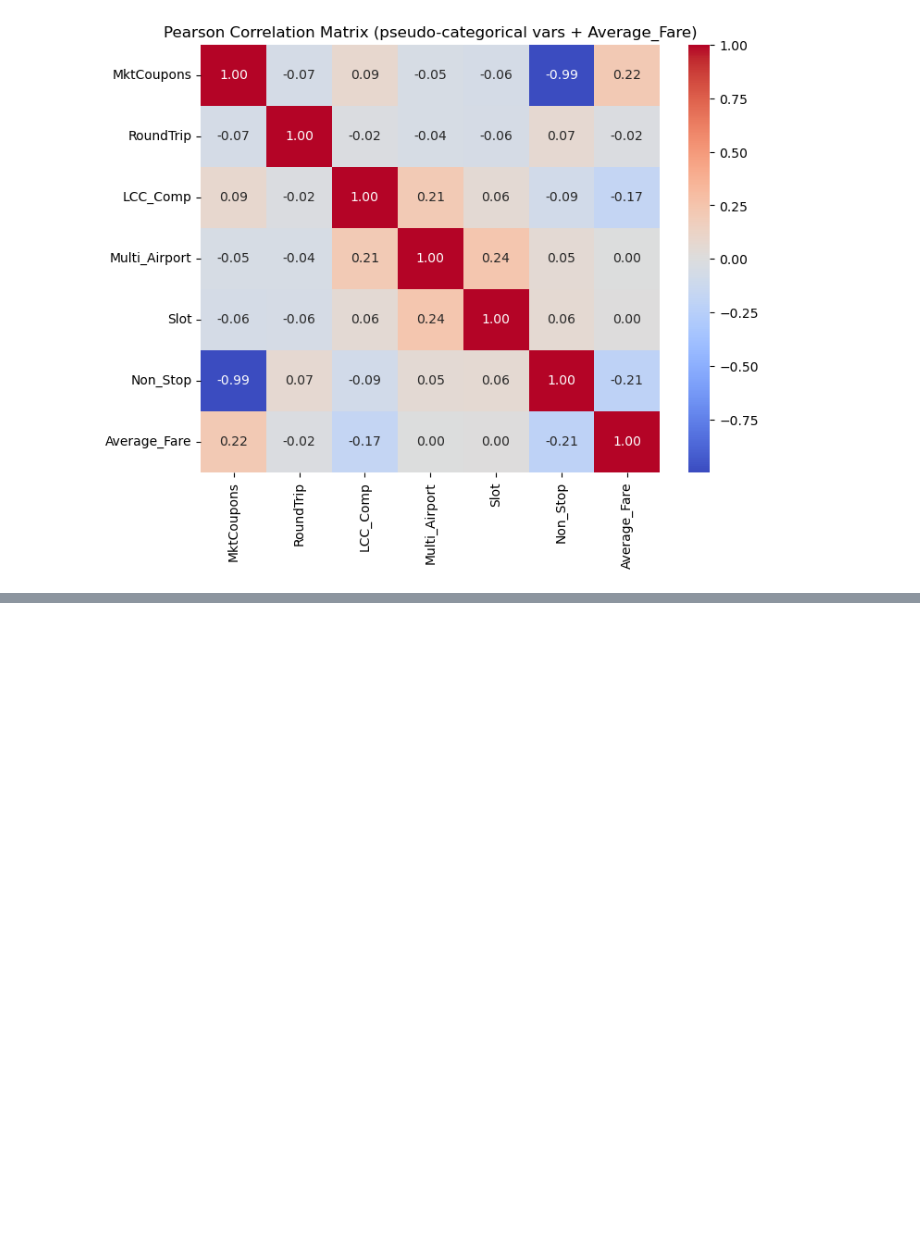
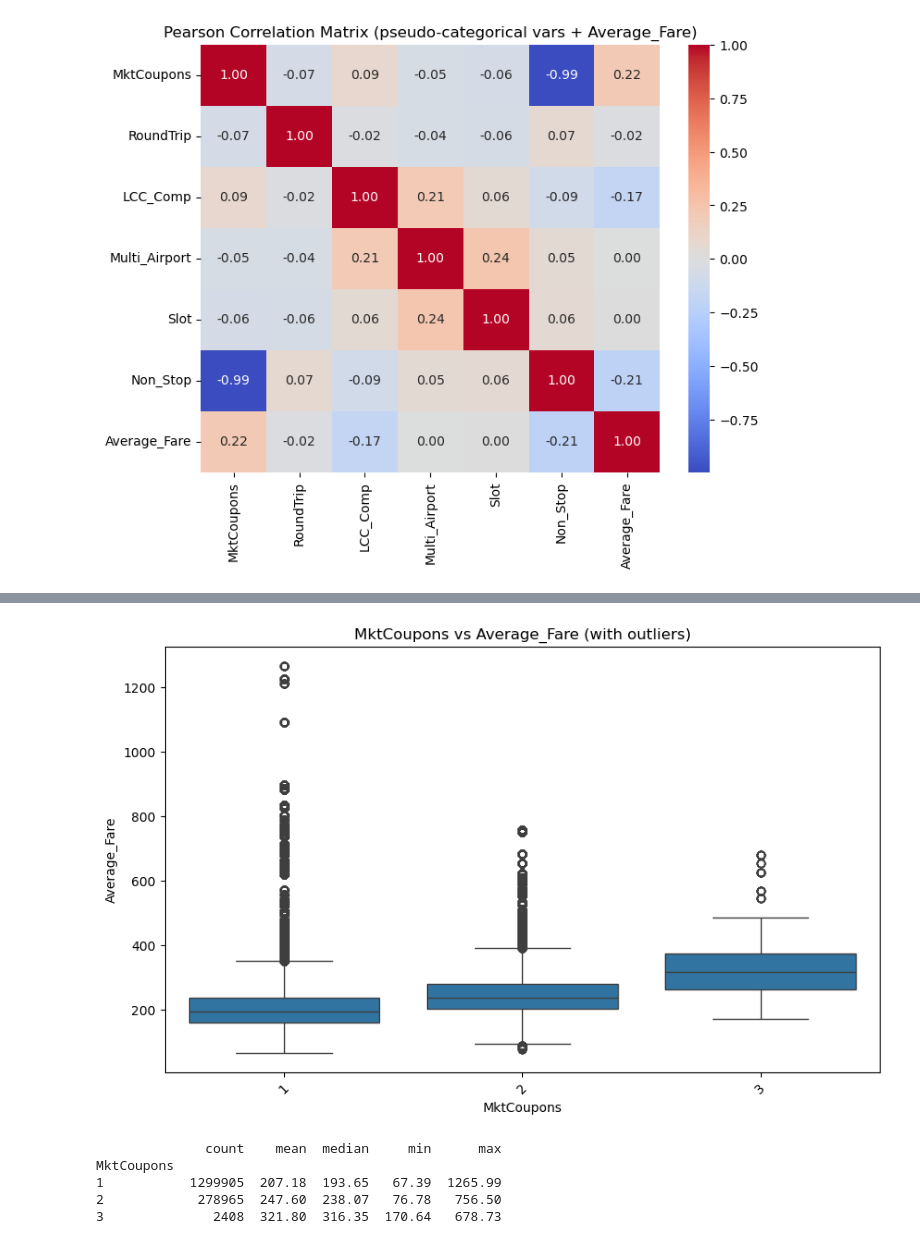
Before and after one commit to mariapycior/airline-fair-prediction-ML, a Jupyter notebook: analysis.ipynb, the cells around one changed output, grey strips where cells are left out. Saved outputs shown, nothing was run; the diff lists cells and outputs as text; code cells hidden in the pictures; blank space fills up the shorter version.

```diff
--- a/analysis.ipynb
+++ b/analysis.ipynb
@@ -204,0 +213,16 @@ Average_Fare  -0.213996      1.000000
+# %%
+plt.figure(figsize=(10, 6))
+sns.boxplot(data=df, x='MktCoupons', y='Average_Fare')
+plt.title('MktCoupons vs Average_Fare (with outliers)')
+plt.xticks(rotation=45)
+plt.show()
+
+stats = df.groupby('MktCoupons')['Average_Fare'].agg(['count', 'mean', 'median', 'min', 'max']).round(2)
+print(stats)
+# %% [output]
+[figure, added]
+              count    mean  median     min      max
+MktCoupons
+1           1299905  207.18  193.65   67.39  1265.99
+2            278965  247.60  238.07   76.78   756.50
+3              2408  321.80  316.35  170.64   678.73
```
Also changed, not shown: parts of 8 cells of this notebook.
